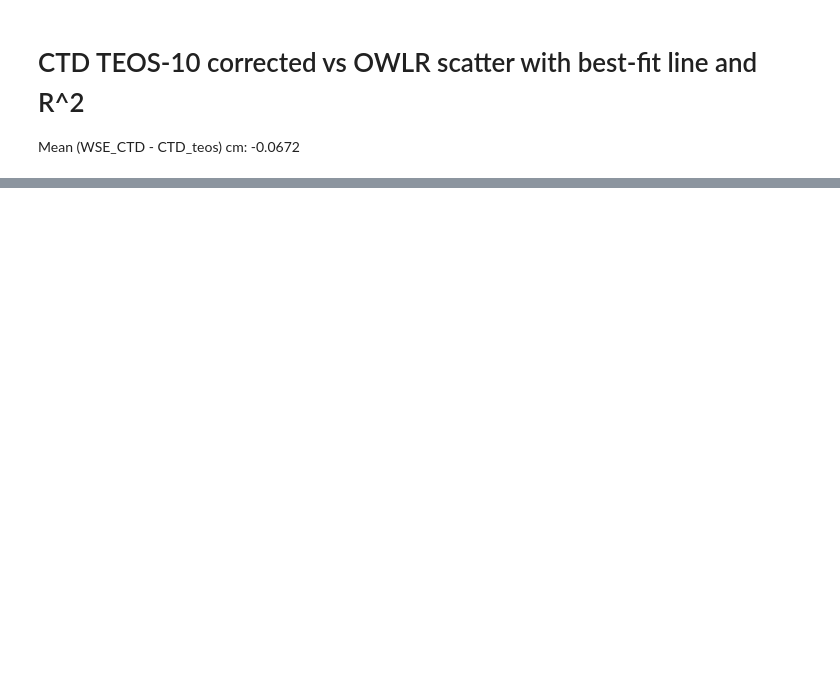
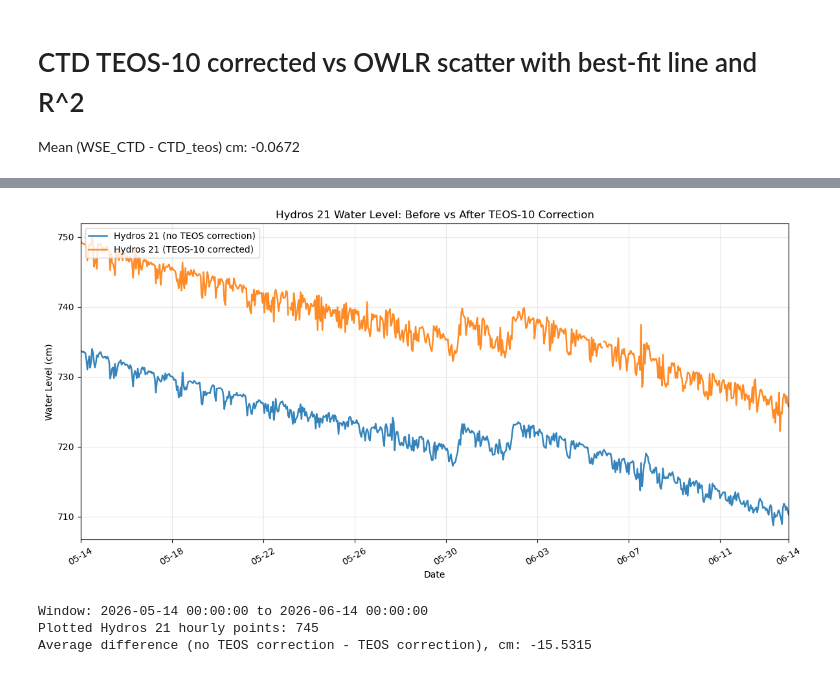
Before and after one commit to COAST-Lab/Open-Water-Level-and-Rainfall-Sensor, a Jupyter notebook: Data Analysis/waterSurfaceElevationAnalysis.ipynb, the cells around one changed output, grey strips where cells are left out. Saved outputs shown, nothing was run; the diff lists cells and outputs as text; code cells hidden in the pictures; blank space fills up the shorter version.

```diff
--- a/Data Analysis/waterSurfaceElevationAnalysis.ipynb
+++ b/Data Analysis/waterSurfaceElevationAnalysis.ipynb
@@ -509,0 +510,50 @@ R² = 0.9188
+# %%
+if "CTD_hourly" not in globals() or "CTD_teos_hourly" not in globals():
+    raise ValueError("Run the CTD and TEOS processing cells first.")
+
+hydros_plot = CTD_hourly[["timestamp_hour", "WSE_CTD_cm"]].merge(
+    CTD_teos_hourly[["timestamp_hour", "WSE_CTD_teos_cm"]],
+    on="timestamp_hour",
+    how="inner",
+)
+hydros_plot["timestamp_hour"] = pd.to_datetime(hydros_plot["timestamp_hour"], errors="coerce")
+hydros_plot = hydros_plot[
+    hydros_plot["timestamp_hour"].between(start_time, end_time)
+] .dropna(subset=["timestamp_hour"]).sort_values("timestamp_hour").copy()
+
+if hydros_plot.empty:
+    raise ValueError("No overlapping Hydros 21 data found in the selected time window.")
+
+avg_diff_cm = (hydros_plot["WSE_CTD_cm"] - hydros_plot["WSE_CTD_teos_cm"]).mean()
+
+fig, ax = plt.subplots(figsize=(12, 6))
+x = hydros_plot["timestamp_hour"].to_numpy()
+ax.plot(x, hydros_plot["WSE_CTD_cm"], linewidth=1.8, alpha=0.9, label="Hydros 21 (no TEOS correction)")
+ax.plot(x, hydros_plot["WSE_CTD_teos_cm"], linewidth=1.8, alpha=0.9, label="Hydros 21 (TEOS-10 corrected)")
+
+ax.set(
+    title="Hydros 21 Water Level: Before vs After TEOS-10 Correction",
+    xlabel="Date",
+    ylabel="Water Level (cm)",
+)
+ax.set_xlim(start_time, end_time)
+ax.grid(True, alpha=0.3)
+
+tick_dates = pd.date_range(start=start_time, end=end_time, freq="4D")
+tick_dates = tick_dates.union(pd.DatetimeIndex([start_time, end_time])).sort_values()
+ax.set_xticks(tick_dates)
+ax.xaxis.set_major_formatter(mdates.DateFormatter("%m-%d"))
+plt.xticks(rotation=30)
+
+plt.legend(loc="upper left")
+plt.tight_layout()
+plt.show()
+
+print(f"Window: {start_time} to {end_time}")
+print(f"Plotted Hydros 21 hourly points: {len(hydros_plot)}")
+print(f"Average difference (no TEOS correction - TEOS correction), cm: {avg_diff_cm:.4f}")
+# %% [output]
+[figure, added]
+Window: 2026-05-14 00:00:00 to 2026-06-14 00:00:00
+Plotted Hydros 21 hourly points: 745
+Average difference (no TEOS correction - TEOS correction), cm: -15.5315
```
Also changed, not shown: parts of 6 cells of this notebook, 1 other file.
